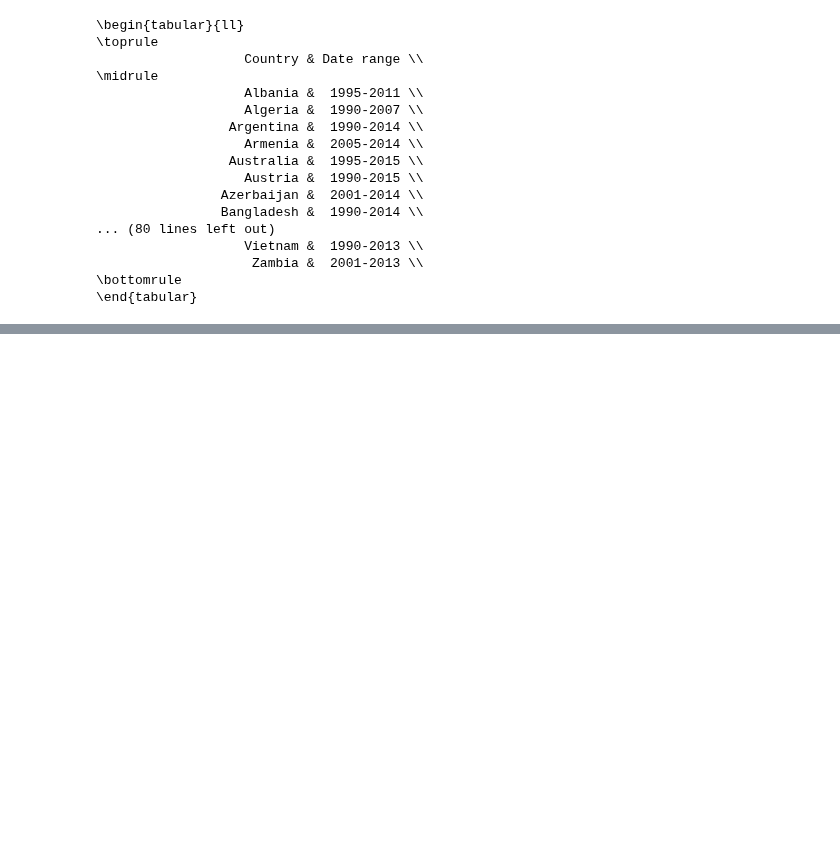
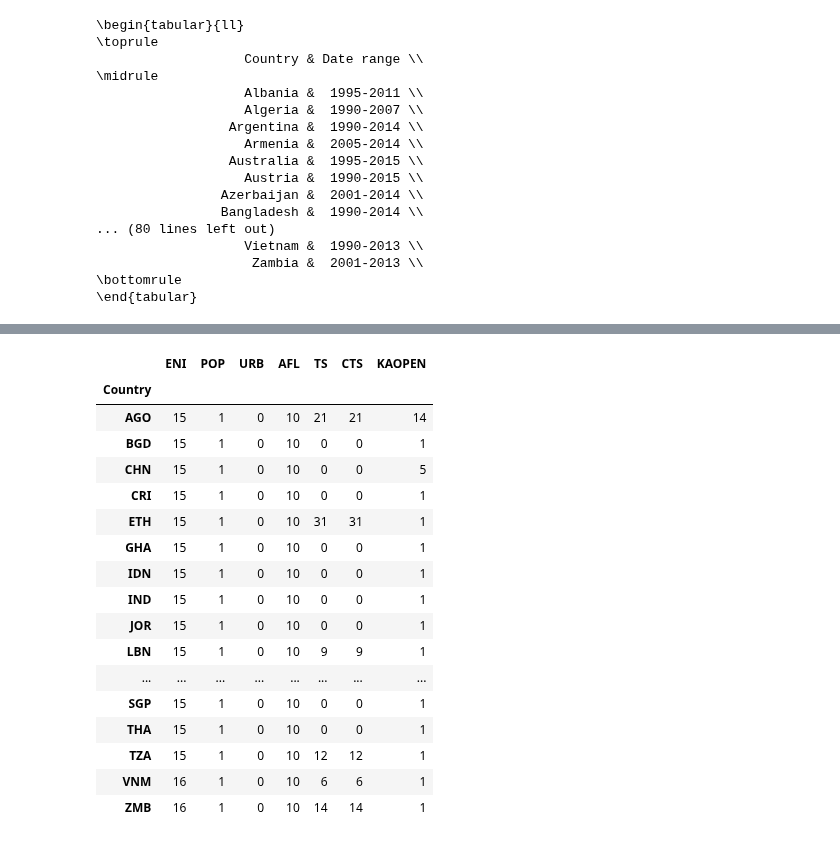
Before and after one commit to drakesiard/em-2020, a Jupyter notebook: analysis/D0_country_selection.ipynb, the cells around one changed output, grey strips where cells are left out. Cells and saved outputs as stored; diff of their text form; code cells hidden in the pictures; blank space fills up the shorter version.

```diff
--- a/analysis/D0_country_selection.ipynb
+++ b/analysis/D0_country_selection.ipynb
@@ -349,3 +349,6 @@ data_fullset = pd.concat([dataset_raw.loc[ix[c, x.start:x.end], :]
 assert set(data_fullset.index.get_level_values('Country')) == set(util.ALL_COUNTRIES)
 # %%
 data_fullset.to_csv(util.DATASET_ALL)
+# %%
+rafiq_subset = dataset_raw.loc[ix[util.RAFIQ2016_COUNTRIES, :]].drop('TI', axis='columns')
+assert set(rafiq_subset.index.get_level_values('Country')) == set(util.RAFIQ2016_COUNTRIES)
@@ -351,0 +375,21 @@ data_fullset.to_csv(util.DATASET_ALL)
+# %%
+rafiq_subset.isnull().groupby('Country').sum()
+# %% [output]
+|  | ENI | POP | URB | AFL | TS | CTS | KAOPEN |
+| Country |  |  |  |  |  |  |  |
+| AGO | 15 | 1 | 0 | 10 | 21 | 21 | 14 |
+| BGD | 15 | 1 | 0 | 10 | 0 | 0 | 1 |
+| CHN | 15 | 1 | 0 | 10 | 0 | 0 | 5 |
+| CRI | 15 | 1 | 0 | 10 | 0 | 0 | 1 |
+| ETH | 15 | 1 | 0 | 10 | 31 | 31 | 1 |
+| GHA | 15 | 1 | 0 | 10 | 0 | 0 | 1 |
+| IDN | 15 | 1 | 0 | 10 | 0 | 0 | 1 |
+| IND | 15 | 1 | 0 | 10 | 0 | 0 | 1 |
+| JOR | 15 | 1 | 0 | 10 | 0 | 0 | 1 |
+| LBN | 15 | 1 | 0 | 10 | 9 | 9 | 1 |
+| ... | ... | ... | ... | ... | ... | ... | ... |
+| SGP | 15 | 1 | 0 | 10 | 0 | 0 | 1 |
+| THA | 15 | 1 | 0 | 10 | 0 | 0 | 1 |
+| TZA | 15 | 1 | 0 | 10 | 12 | 12 | 1 |
+| VNM | 16 | 1 | 0 | 10 | 6 | 6 | 1 |
+| ZMB | 16 | 1 | 0 | 10 | 14 | 14 | 1 |
```
Also changed, not shown: parts of 1 cell of this notebook, 9 other files.
